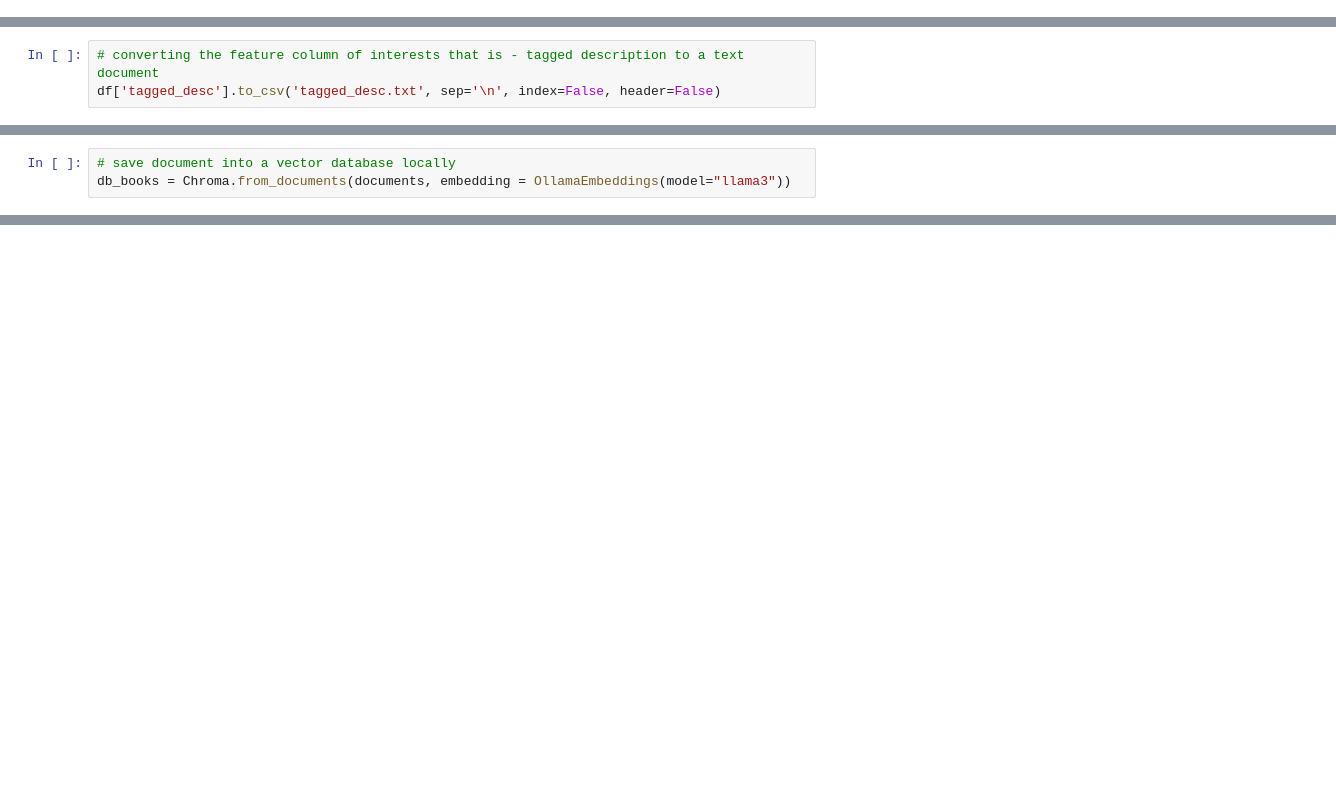
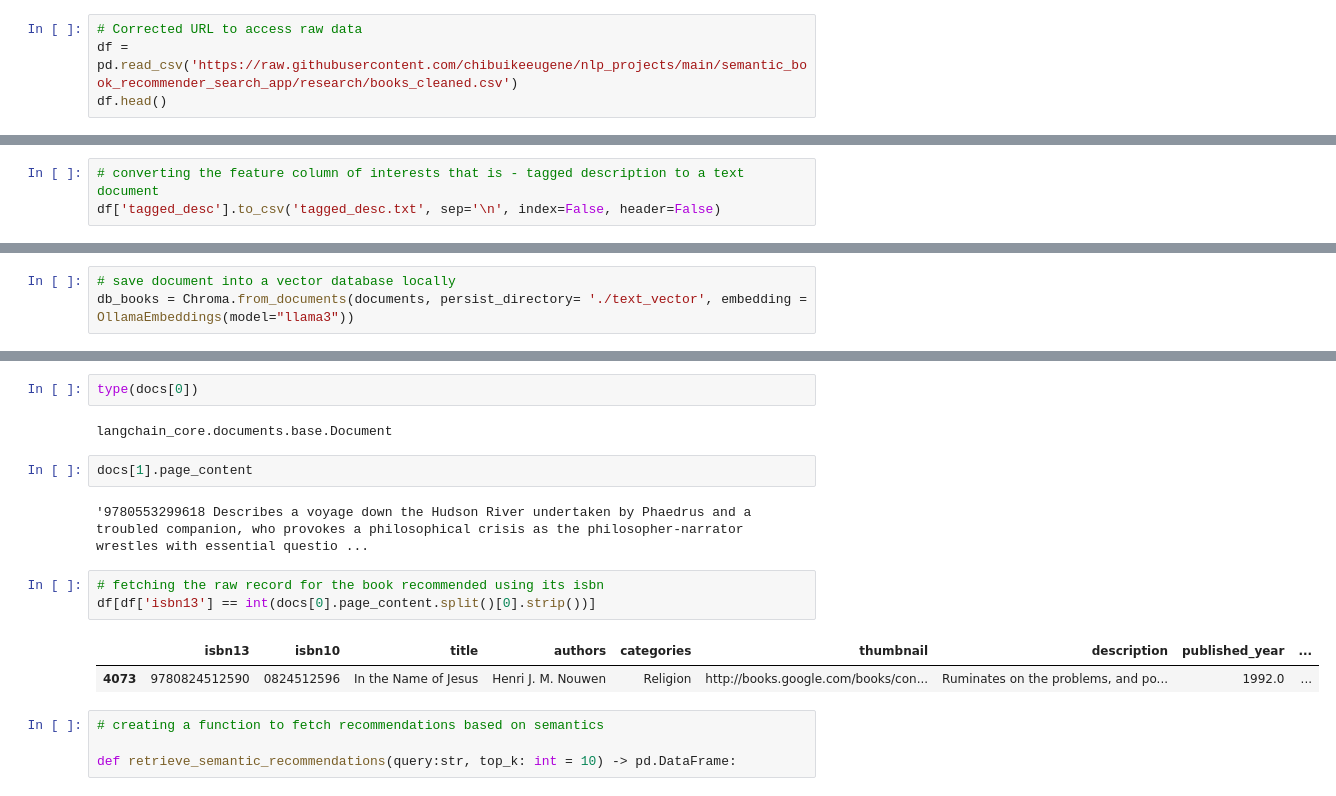
Before and after one commit to chibuikeeugene/nlp_projects, a Jupyter notebook: semantic_book_recommender_search_app/research/vector_search.ipynb, the cells around one changed output, grey strips where cells are left out. Saved outputs shown, nothing was run; the diff lists cells and outputs as text; blank space fills up the shorter version.

```diff
--- a/semantic_book_recommender_search_app/research/vector_search.ipynb
+++ b/semantic_book_recommender_search_app/research/vector_search.ipynb
@@ -40,0 +29,4 @@ df.head()
+# %%
+# Corrected URL to access raw data
+df = pd.read_csv('https://raw.githubusercontent.com/chibuikeeugene/nlp_projects/main/semantic_book_recommender_search_app/research/books_cleaned.csv')
+df.head()
@@ -74,3 +93,3 @@ Document(metadata={'source': 'tagged_desc.txt'}, page_content='9780002005883 A N
 # %%
 # save document into a vector database locally
-db_books = Chroma.from_documents(documents, embedding = OllamaEmbeddings(model="llama3"))
+db_books = Chroma.from_documents(documents, persist_directory= './text_vector', embedding = OllamaEmbeddings(model="llama3"))
@@ -88,0 +106,18 @@ NameError: name 'db_books' is not defined
+# %%
+type(docs[0])
+# %% [output]
+langchain_core.documents.base.Document
+# %%
+docs[1].page_content
+# %% [output]
+'9780553299618 Describes a voyage down the Hudson River undertaken by Phaedrus and a troubled companion, who provokes a philosophical crisis as the philosopher-narrator wrestles with essential questio ...
+# %%
+# fetching the raw record for the book recommended using its isbn
+df[df['isbn13'] == int(docs[0].page_content.split()[0].strip())]
+# %% [output]
+|  | isbn13 | isbn10 | title | authors | categories | thumbnail | description | published_year | ... |
+| 4073 | 9780824512590 | 0824512596 | In the Name of Jesus | Henri J. M. Nouwen | Religion | http://books.google.com/books/con... | Ruminates on the problems, and po... | 1992.0 | ... |
+# %%
+# creating a function to fetch recommendations based on semantics
+
+def retrieve_semantic_recommendations(query:str, top_k: int = 10) -> pd.DataFrame:
```
Also changed, not shown: parts of 10 cells of this notebook.
